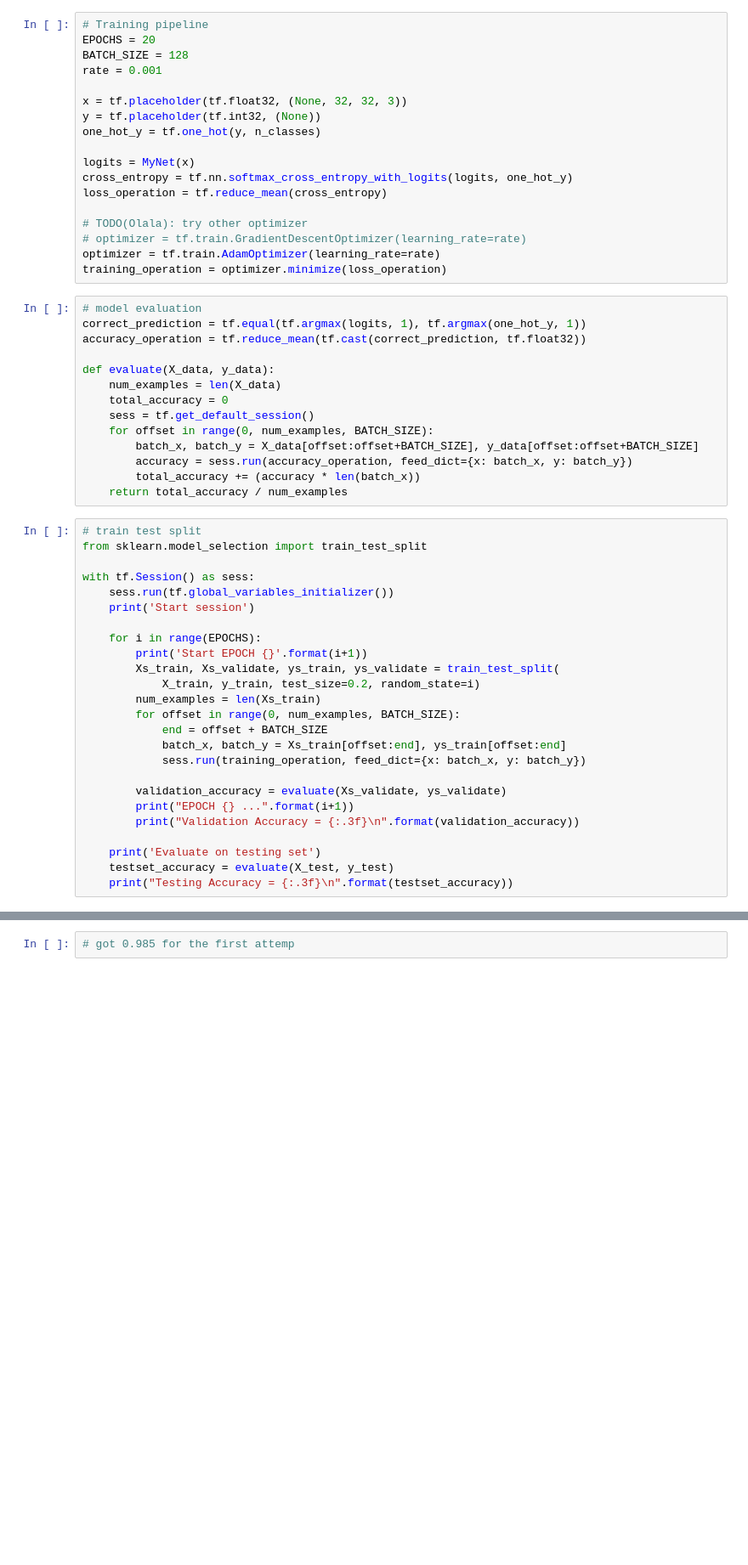
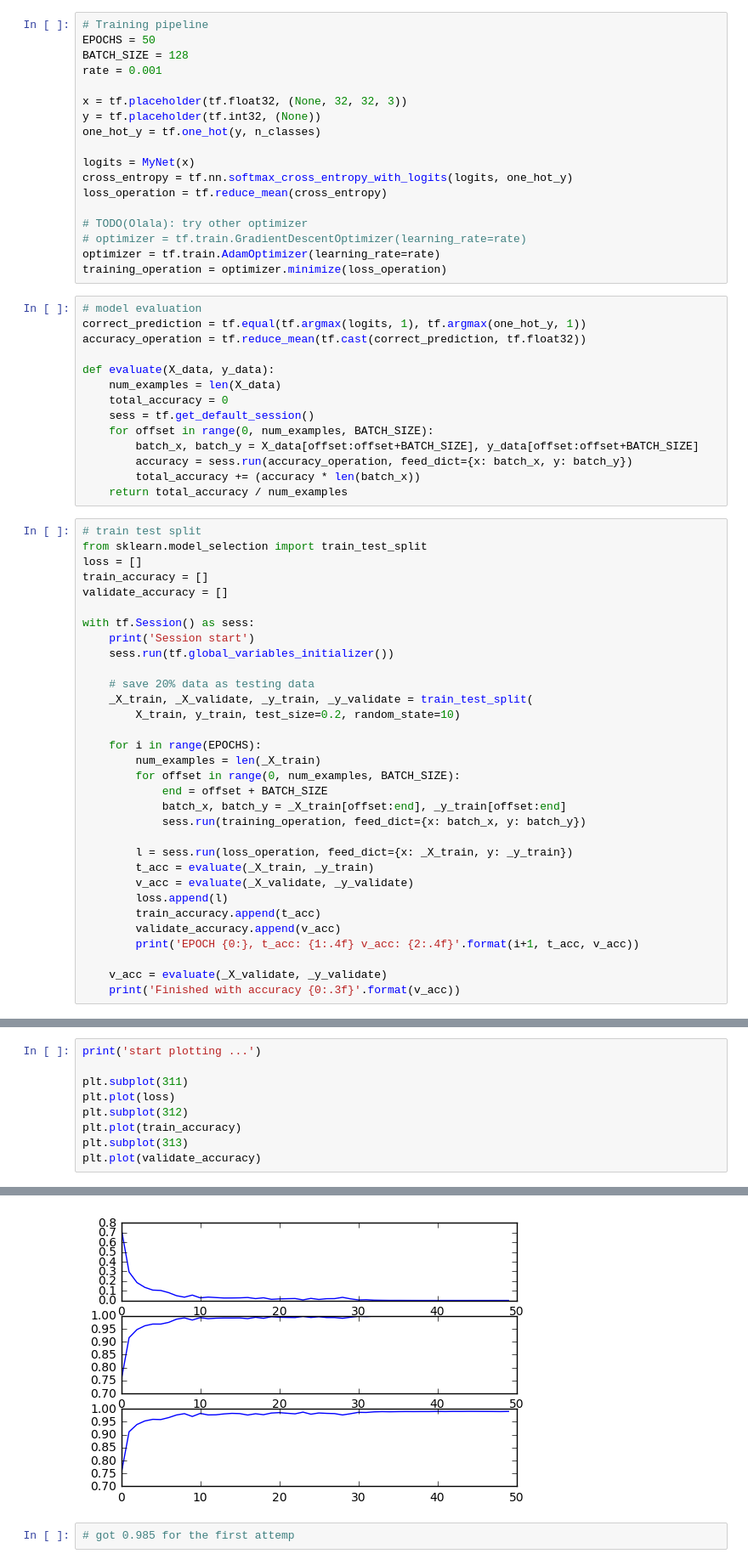
Before and after one commit to kuonanhong/CarND-Traffic-Sign-Classifier-Project, a Jupyter notebook: Traffic_Sign_Classifier.ipynb, the cells around one changed output, grey strips where cells are left out. Shown at 85% size. Saved outputs shown, nothing was run; the diff lists cells and outputs as text; blank space fills up the shorter version.

Commit message:
temp save

```diff
--- a/Traffic_Sign_Classifier.ipynb
+++ b/Traffic_Sign_Classifier.ipynb
@@ -179,7 +248,7 @@ def MyNet(x):
     return logits
 # %%
 # Training pipeline
-EPOCHS = 20
+EPOCHS = 50
 BATCH_SIZE = 128
 rate = 0.001
 
@@ -212,26 +281,33 @@ def evaluate(X_data, y_data):
 # %%
 # train test split
 from sklearn.model_selection import train_test_split
+loss = []
+train_accuracy = []
+validate_accuracy = []
 
 with tf.Session() as sess:
+    print('Session start')
     sess.run(tf.global_variables_initializer())
-    print('Start session')
+
+    # save 20% data as testing data
+    _X_train, _X_validate, _y_train, _y_validate = train_test_split(
+        X_train, y_train, test_size=0.2, random_state=10)
 
     for i in range(EPOCHS):
-        print('Start EPOCH {}'.format(i+1))
-        Xs_train, Xs_validate, ys_train, ys_validate = train_test_split(
-            X_train, y_train, test_size=0.2, random_state=i)
-        num_examples = len(Xs_train)
+        num_examples = len(_X_train)
         for offset in range(0, num_examples, BATCH_SIZE):
             end = offset + BATCH_SIZE
-            batch_x, batch_y = Xs_train[offset:end], ys_train[offset:end]
+            batch_x, batch_y = _X_train[offset:end], _y_train[offset:end]
             sess.run(training_operation, feed_dict={x: batch_x, y: batch_y})
 
-        validation_accuracy = evaluate(Xs_validate, ys_validate)
-        print("EPOCH {} ...".format(i+1))
-        print("Validation Accuracy = {:.3f}\n".format(validation_accuracy))
+        l = sess.run(loss_operation, feed_dict={x: _X_train, y: _y_train})
+        t_acc = evaluate(_X_train, _y_train)
+        v_acc = evaluate(_X_validate, _y_validate)
+        loss.append(l)
+        train_accuracy.append(t_acc)
+        validate_accuracy.append(v_acc)
+        print('EPOCH {0:}, t_acc: {1:.4f} v_acc: {2:.4f}'.format(i+1, t_acc, v_acc))
 
-    print('Evaluate on testing set')
-    testset_accuracy = evaluate(X_test, y_test)
-    print("Testing Accuracy = {:.3f}\n".format(testset_accuracy))
+    v_acc = evaluate(_X_validate, _y_validate)
+    print('Finished with accuracy {0:.3f}'.format(v_acc))
 # %% [output]
@@ -254,0 +331,10 @@ Testing Accuracy = 0.913
+# %%
+print('start plotting ...')
+
+plt.subplot(311)
+plt.plot(loss)
+plt.subplot(312)
+plt.plot(train_accuracy)
+plt.subplot(313)
+plt.plot(validate_accuracy)
+# %% [output]
@@ -255,3 +343,4 @@ Testing Accuracy = 0.913
+[figure, added]
 # %%
 # got 0.985 for the first attemp
 # %% [markdown]
```
Also changed, not shown: parts of 5 cells of this notebook.
